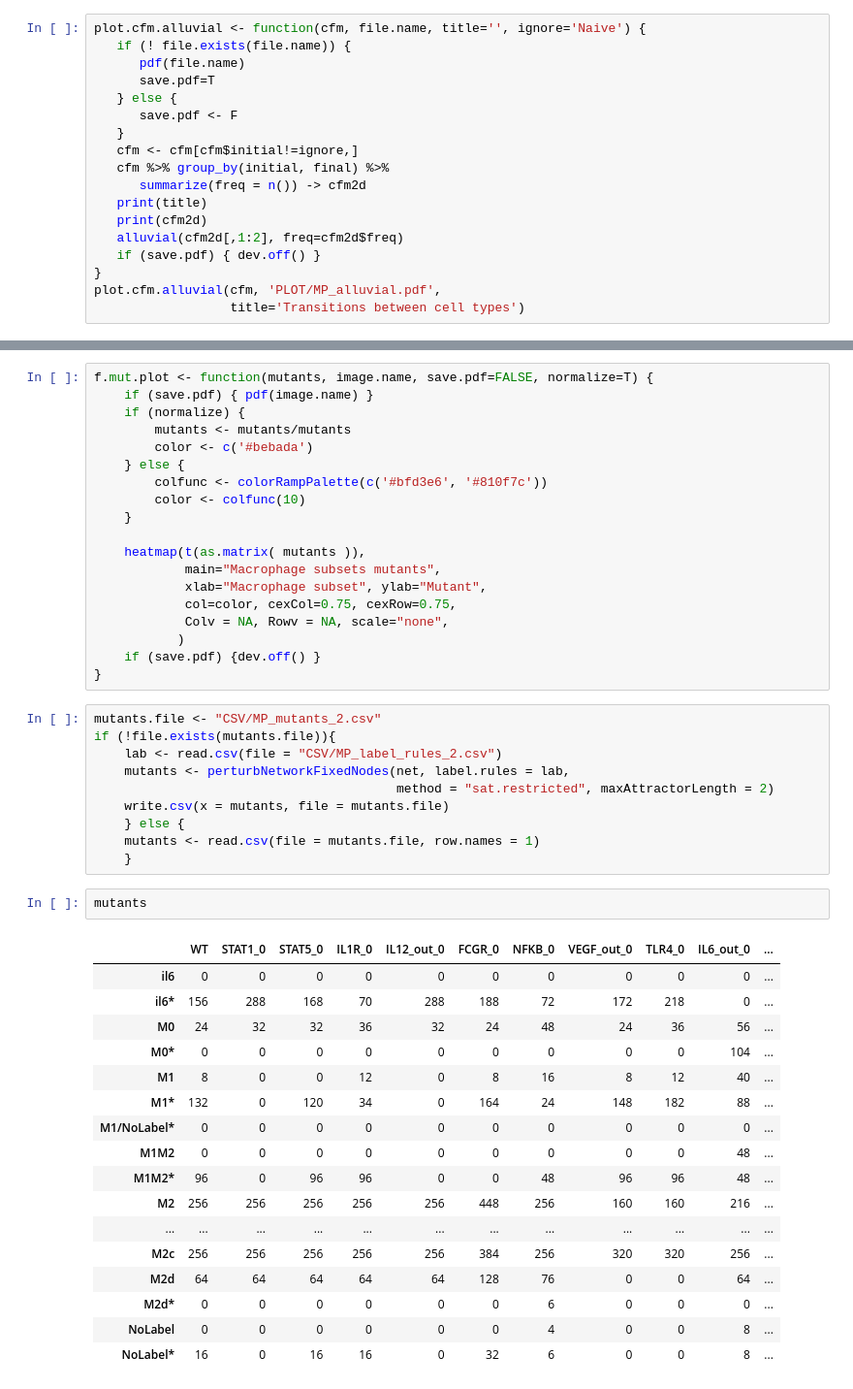
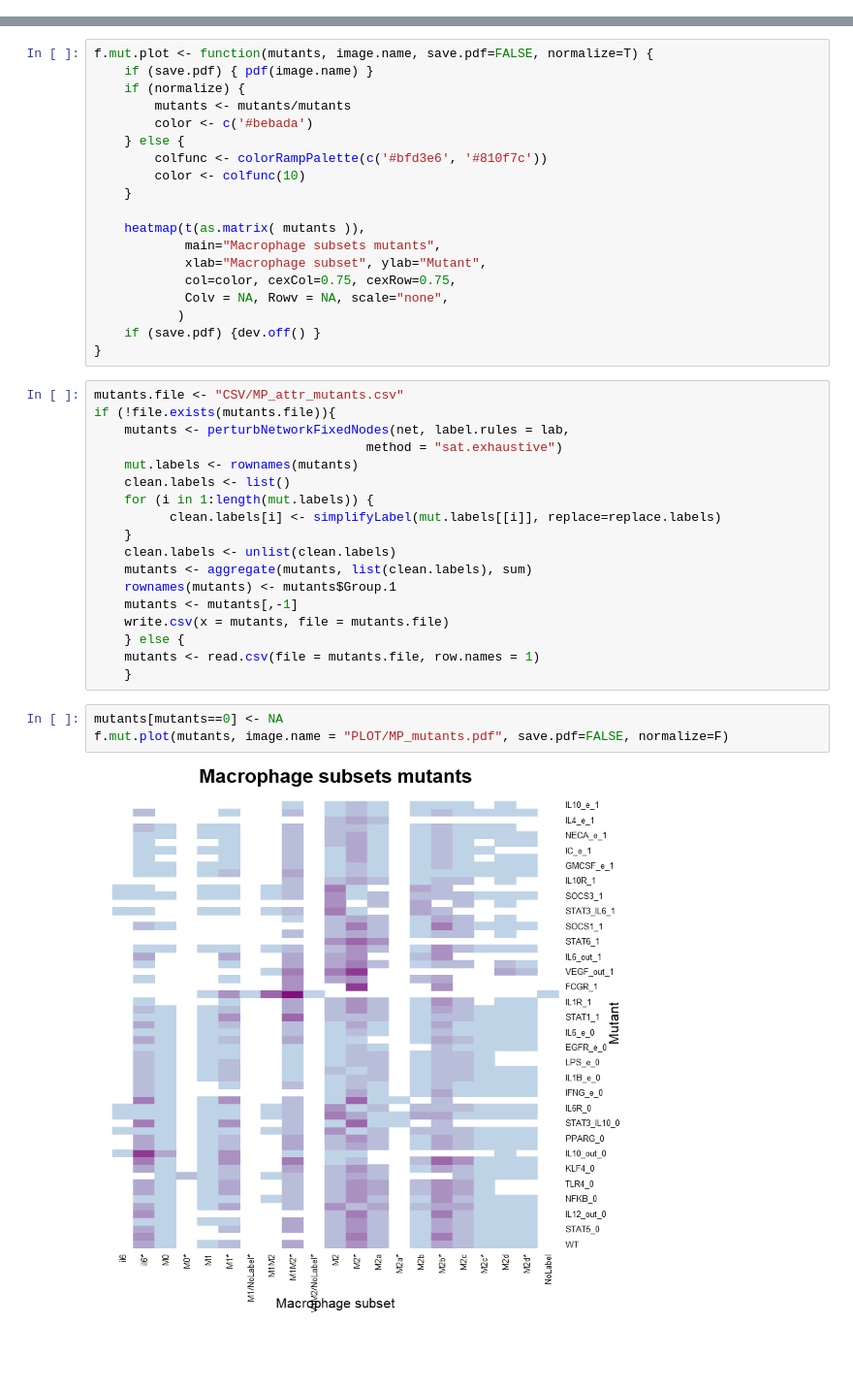
Before and after one commit to AzaidOA/Macrophage_Boolean_Network, a Jupyter notebook: MP_network.ipynb, the cells around one changed output, grey strips where cells are left out. Shown: that part at 97% size. Drawn from its saved outputs; the diff is of its cells as text; blank space fills up the shorter version.

Commit message:
analyzes done with the new IL12_out rule on the reduced network

```diff
--- a/MP_network.ipynb
+++ b/MP_network.ipynb
@@ -432,18 +189,0 @@ unique(cfm$final)
-# %%
-plot.cfm.alluvial <- function(cfm, file.name, title='', ignore='Naive') {
-   if (! file.exists(file.name)) {
-      pdf(file.name)
-      save.pdf=T
-   } else {
-      save.pdf <- F
-   }
-   cfm <- cfm[cfm$initial!=ignore,]
-   cfm %>% group_by(initial, final) %>%
-      summarize(freq = n()) -> cfm2d
-   print(title)
-   print(cfm2d)
-   alluvial(cfm2d[,1:2], freq=cfm2d$freq)
-   if (save.pdf) { dev.off() }
-}
-plot.cfm.alluvial(cfm, 'PLOT/MP_alluvial.pdf',
-                  title='Transitions between cell types')
@@ -487,32 +209,25 @@ f.mut.plot <- function(mutants, image.name, save.pdf=FALSE, normalize=T) {
     if (save.pdf) {dev.off() }
 }
 # %%
-mutants.file <- "CSV/MP_mutants_2.csv"
+mutants.file <- "CSV/MP_attr_mutants.csv"
 if (!file.exists(mutants.file)){
-    lab <- read.csv(file = "CSV/MP_label_rules_2.csv")
     mutants <- perturbNetworkFixedNodes(net, label.rules = lab,
-                                        method = "sat.restricted", maxAttractorLength = 2)
+                                    method = "sat.exhaustive")
+    mut.labels <- rownames(mutants)
+    clean.labels <- list()
+    for (i in 1:length(mut.labels)) {
+          clean.labels[i] <- simplifyLabel(mut.labels[[i]], replace=replace.labels)
+    }
+    clean.labels <- unlist(clean.labels)
+    mutants <- aggregate(mutants, list(clean.labels), sum)
+    rownames(mutants) <- mutants$Group.1
+    mutants <- mutants[,-1]
     write.csv(x = mutants, file = mutants.file)
     } else {
     mutants <- read.csv(file = mutants.file, row.names = 1)
     }
-# %%
-mutants
-# %% [output]
-|  | WT | STAT1_0 | STAT5_0 | IL1R_0 | IL12_out_0 | FCGR_0 | NFKB_0 | VEGF_out_0 | TLR4_0 | IL6_out_0 | ... |
-| il6 | 0 | 0 | 0 | 0 | 0 | 0 | 0 | 0 | 0 | 0 | ... |
-| il6* | 156 | 288 | 168 | 70 | 288 | 188 | 72 | 172 | 218 | 0 | ... |
-| M0 | 24 | 32 | 32 | 36 | 32 | 24 | 48 | 24 | 36 | 56 | ... |
-| M0* | 0 | 0 | 0 | 0 | 0 | 0 | 0 | 0 | 0 | 104 | ... |
-| M1 | 8 | 0 | 0 | 12 | 0 | 8 | 16 | 8 | 12 | 40 | ... |
-| M1* | 132 | 0 | 120 | 34 | 0 | 164 | 24 | 148 | 182 | 88 | ... |
-| M1/NoLabel* | 0 | 0 | 0 | 0 | 0 | 0 | 0 | 0 | 0 | 0 | ... |
-| M1M2 | 0 | 0 | 0 | 0 | 0 | 0 | 0 | 0 | 0 | 48 | ... |
-| M1M2* | 96 | 0 | 96 | 96 | 0 | 0 | 48 | 96 | 96 | 48 | ... |
-| M2 | 256 | 256 | 256 | 256 | 256 | 448 | 256 | 160 | 160 | 216 | ... |
-| ... | ... | ... | ... | ... | ... | ... | ... | ... | ... | ... | ... |
-| M2c | 256 | 256 | 256 | 256 | 256 | 384 | 256 | 320 | 320 | 256 | ... |
-| M2d | 64 | 64 | 64 | 64 | 64 | 128 | 76 | 0 | 0 | 64 | ... |
-| M2d* | 0 | 0 | 0 | 0 | 0 | 0 | 6 | 0 | 0 | 0 | ... |
-| NoLabel | 0 | 0 | 0 | 0 | 0 | 0 | 4 | 0 | 0 | 8 | ... |
-| NoLabel* | 16 | 0 | 16 | 16 | 0 | 32 | 6 | 0 | 0 | 8 | ... |
+# %%
+mutants[mutants==0] <- NA
+f.mut.plot(mutants, image.name = "PLOT/MP_mutants.pdf", save.pdf=FALSE, normalize=F)
+# %% [output]
+[figure, added]
```
Also changed, not shown: parts of 39 cells of this notebook, 41 other files.
